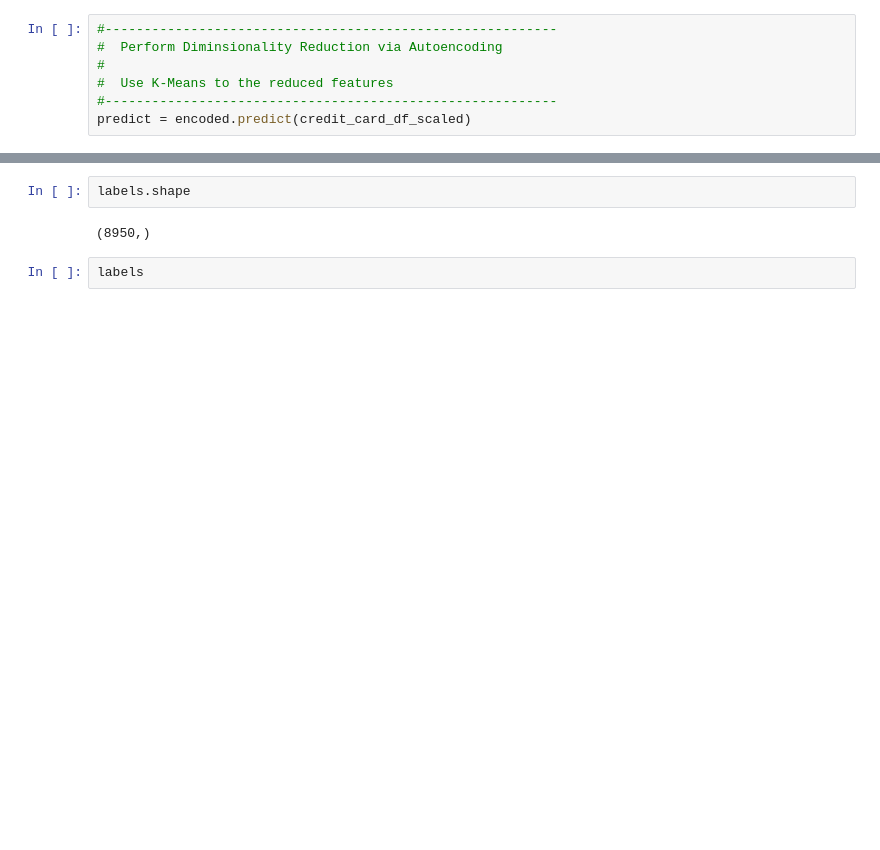
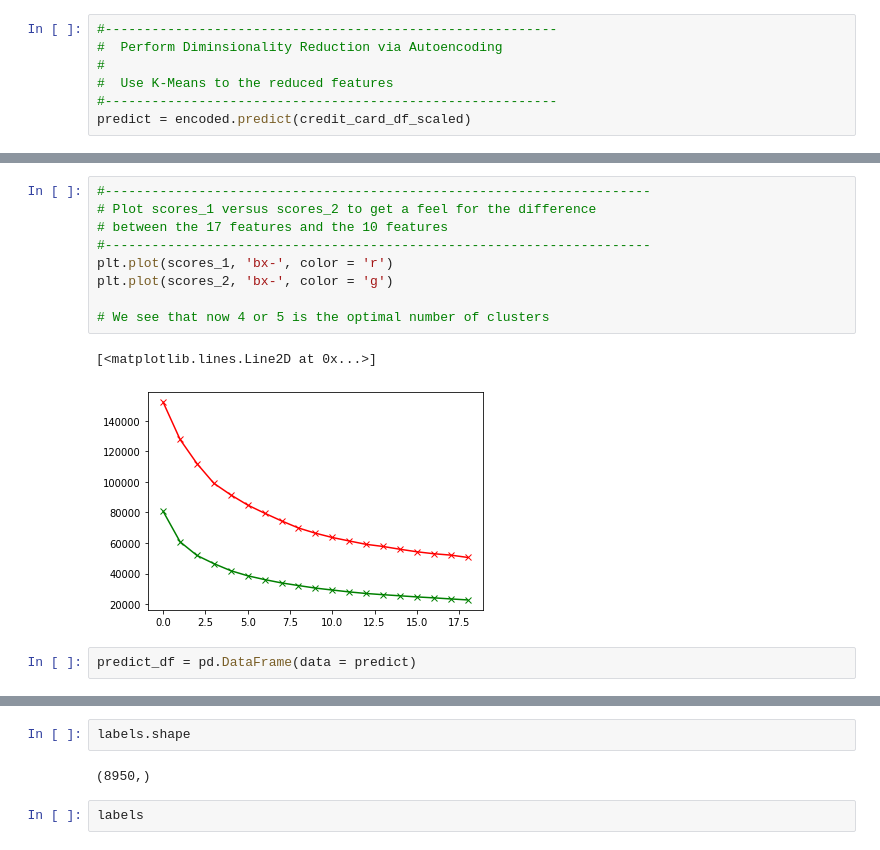
Before and after one commit to wellmej/DataScienceUseCases, a Jupyter notebook: Case2_My_Marketing_Department.ipynb, the cells around one changed output, grey strips where cells are left out. Cells and saved outputs as stored; diff of their text form; blank space fills up the shorter version.

```diff
--- a/Case2_My_Marketing_Department.ipynb
+++ b/Case2_My_Marketing_Department.ipynb
@@ -776,0 +784,14 @@ plt.show()
+# %%
+#----------------------------------------------------------------------
+# Plot scores_1 versus scores_2 to get a feel for the difference
+# between the 17 features and the 10 features
+#----------------------------------------------------------------------
+plt.plot(scores_1, 'bx-', color = 'r')
+plt.plot(scores_2, 'bx-', color = 'g')
+
+# We see that now 4 or 5 is the optimal number of clusters
+# %% [output]
+[<matplotlib.lines.Line2D at 0x...>]
+[figure, added]
+# %%
+predict_df = pd.DataFrame(data = predict)
```
Also changed, not shown: parts of 32 cells of this notebook.
